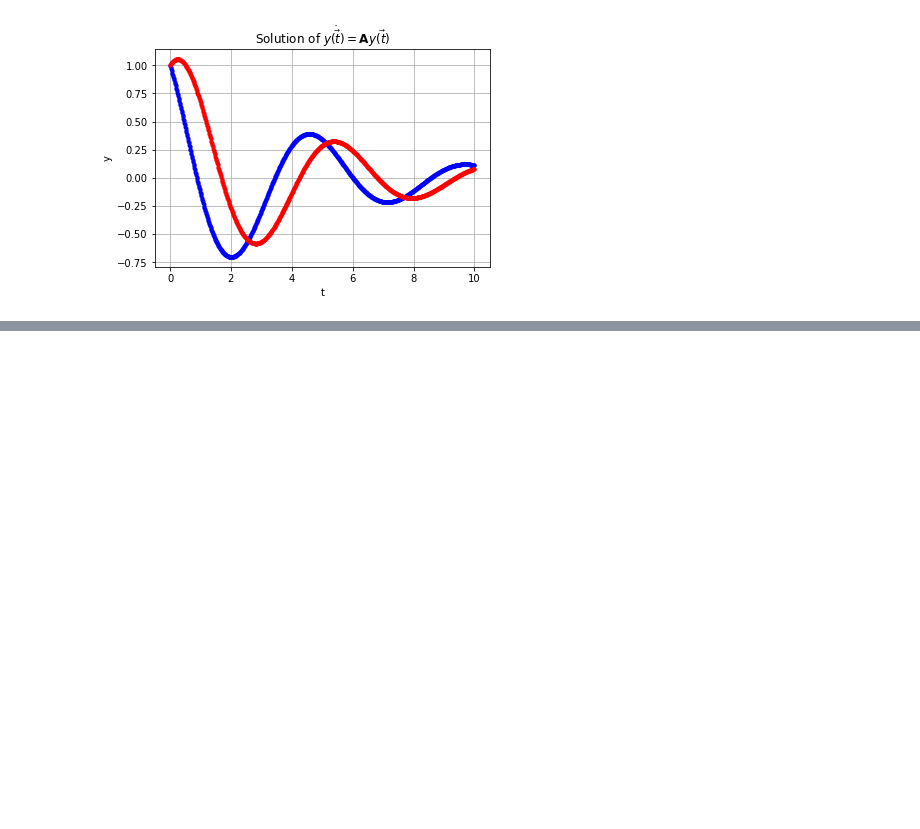
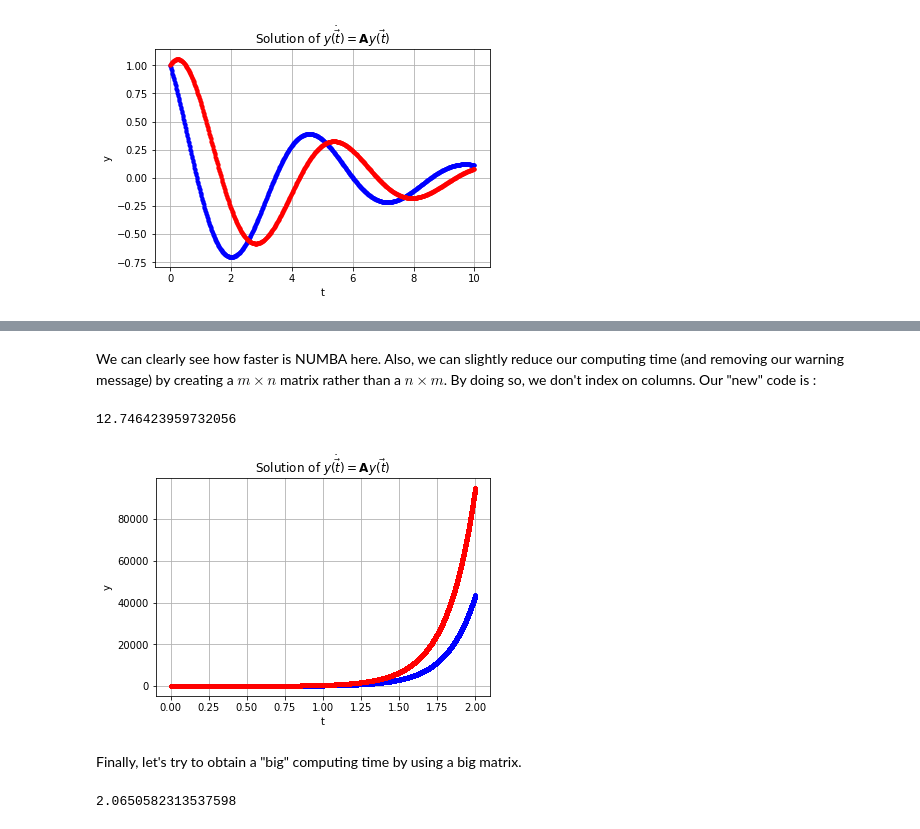
Before and after one commit to DCC-Lab/Computational-neuroscience-RNNs-, a Jupyter notebook: Differential_equation_solver/Diff_Eq_Solver_Euler_RK_.ipynb, the cells around one changed output, grey strips where cells are left out. Cells and saved outputs as stored; diff of their text form; code cells hidden in the pictures; blank space fills up the shorter version.

```diff
--- a/Differential_equation_solver/Diff_Eq_Solver_Euler_RK_.ipynb
+++ b/Differential_equation_solver/Diff_Eq_Solver_Euler_RK_.ipynb
@@ -312,0 +418,66 @@ plt.show()
+# %% [markdown]
+We can clearly see how faster is NUMBA here. Also, we can slightly reduce our computing time (and removing our warning message) by creating a $m \times n$ matrix rather than a $n \times m$. By doing so, we don't index on columns. Our "new" code is :
+# %%
+@njit
+def dydx(t,y,A):
+    return A @ y
+
+@njit
+def RK4(t, IC, dydx, A):
+    '''Approximate differential equation with RK methods for matrices
+    -----------------------
+    t : time array
+    IC : initial condition (in array -> line)
+    dydx : function
+    A : random matrix
+    '''
+    n = len(IC)
+    m = len(t)
+    res = np.zeros((m, n))   #nxm matrix that contain our values
+    res[0] = IC  # First line is redefine
+    dt = (t[-1] - t[0])/m
+    for i in range(1, m):
+        k1 = dt * dydx(t[i-1], res[(i-1)], A=A)
+        k2 = dt * dydx(t[i-1] + 0.5 * dt, res[(i-1)] + 0.5 * k1, A=A)
+        k3 = dt * dydx(t[i-1] + 0.5 * dt, res[(i-1)] + 0.5 * k2, A=A)
+        k4 = dt * dydx(t[i-1] + dt, res[(i-1)] + k3, A=A)
+        res[i] = res[i-1] + (k1 + 2*k2 + 2*k3 + k4)/6
+
+    return res
+
+IC = np.array([1, 2], dtype=np.float64)
+t = np.linspace(0, 2, 2000000, dtype=np.float64)
+A = np.array([[1, 2],[3, 4]], dtype=np.float64)
+
+start = time.time()
+
+y = RK4(t=t, IC=IC, A=A, dydx=dydx)
+
+end = time.time()
+print(end-start)
+
+y1 = y[:,0]
+y2 = y[:,1]
+plt.plot(t, y1, "b.-", label="y1")
+plt.plot(t, y2, "r.-", label="y2")
+plt.grid(True)
+plt.xlabel("t")
+plt.ylabel("y")
+plt.title(r"Solution of $\dot{\vec{y(t)}}=\mathbf{A}\vec{y(t)}$")
+plt.show()
+# %% [output]
+12.746423959732056
+[figure, added]
+# %% [markdown]
+Finally, let's try to obtain a "big" computing time by using a big matrix.
+# %%
+start = time.time()
+IC = np.array([1] * 1000, dtype=np.float64)
+t = np.linspace(0, 1, 1000, dtype=np.float64)
+A = np.array(np.random.randn(1000,1000), dtype=np.float64)
+
+(RK4(t=t, IC=IC, A=A, dydx=dydx))
+end = time.time()
+print(end-start)
+# %% [output]
+2.0650582313537598
```
Also changed, not shown: parts of 8 cells of this notebook.
